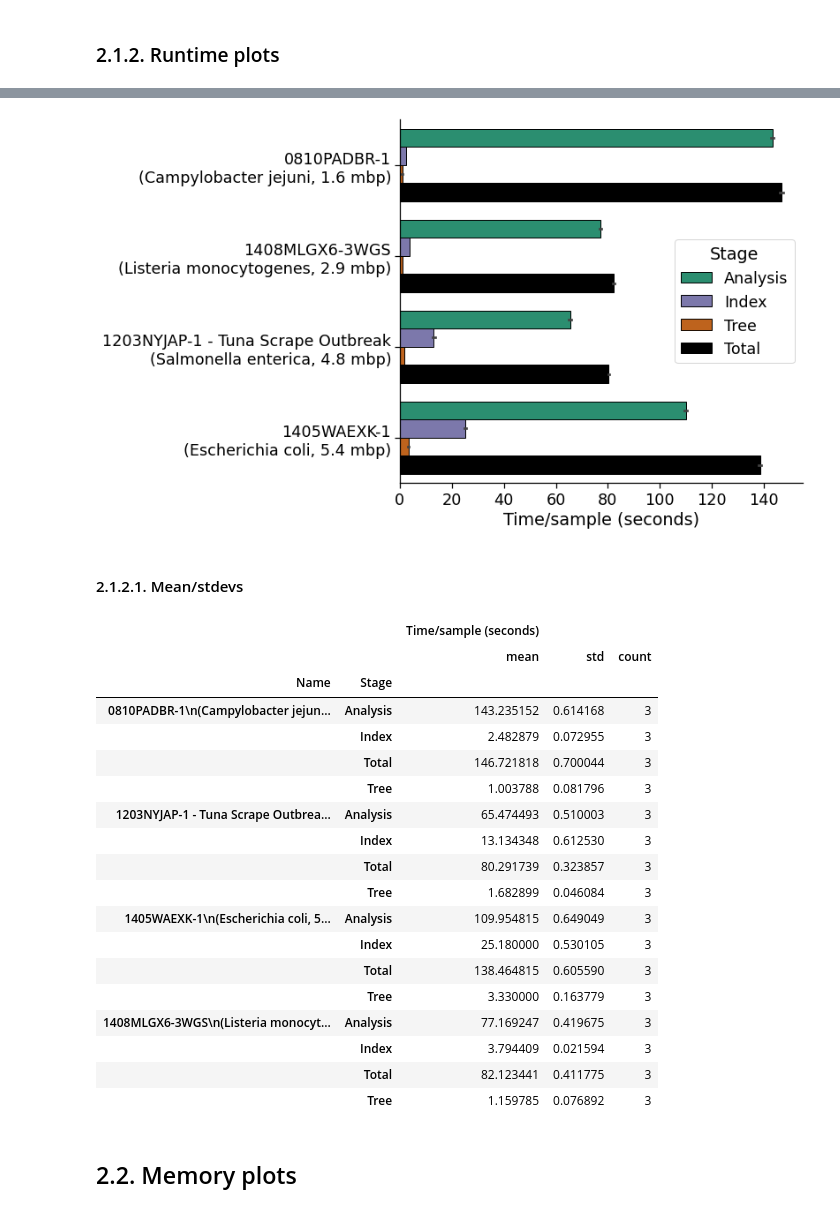
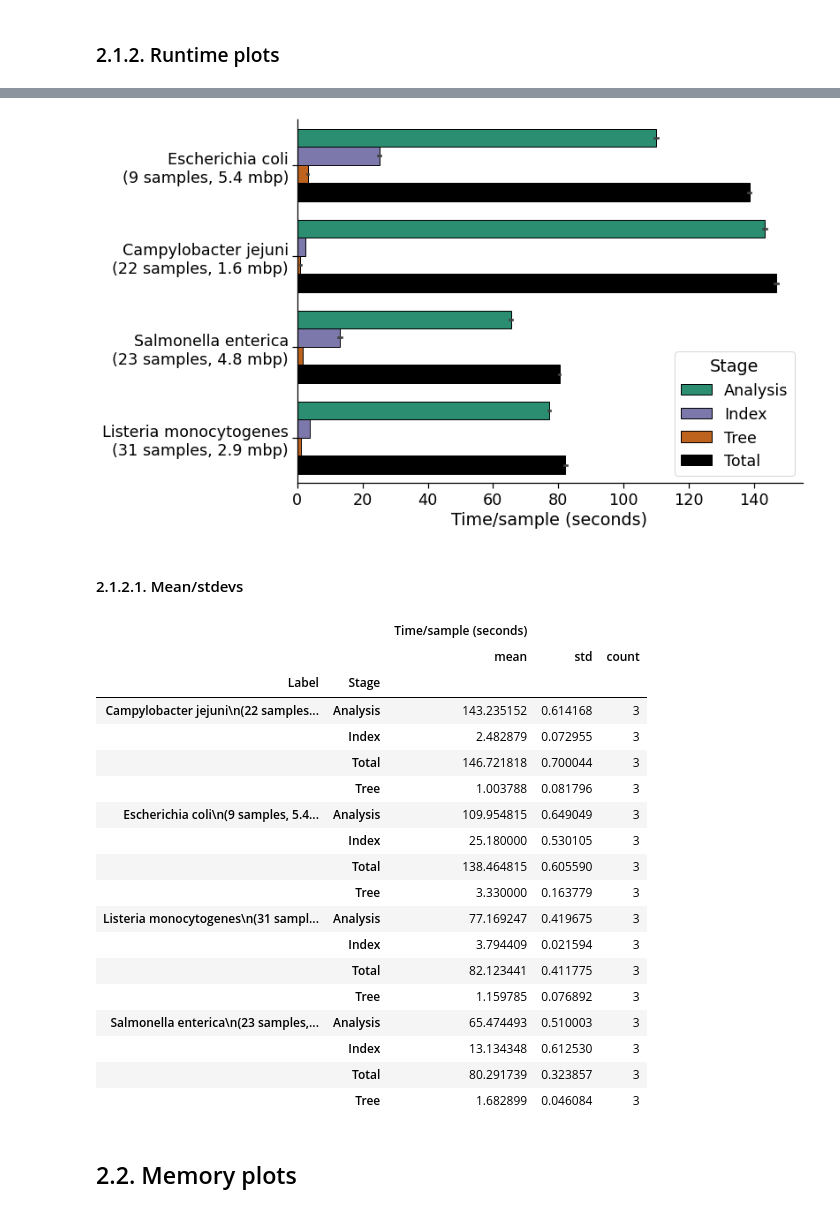
Before and after one commit to apetkau/genomics-data-index-evaluation-manuscript, a Jupyter notebook: evaluations/reads/4-analysis-runtime.ipynb, the cells around one changed output, grey strips where cells are left out. Cells and saved outputs as stored; diff of their text form; code cells hidden in the pictures.

```diff
--- a/evaluations/reads/4-analysis-runtime.ipynb
+++ b/evaluations/reads/4-analysis-runtime.ipynb
@@ -98,7 +98,8 @@ def melt_runtimes(df: pd.DataFrame, id_vars: str) -> pd.DataFrame:
     df['Time/sample (seconds)'] = df['Time (seconds)'] / df['Number samples']
     df['Reference length (Mbp)'] = df['Reference length'] / 10**6
 
-    df['Name'] = df['Name'] + "\n(" + df['Organism'] + ', ' + df['Reference length (Mbp)'].apply(lambda x: f'{x:0.1f}') + ' mbp)'
+    df['Label'] = df['Organism'] + "\n(" + df['Number samples'].astype('str') + " samples, " + \
+                 df['Reference length (Mbp)'].apply(lambda x: f'{x:0.1f}') + ' mbp)'
 
     return df
 
@@ -126,43 +127,43 @@ index_info_runtime_df
 # %%
 with sns.plotting_context("notebook", font_scale=1.6):
-    cat_order = index_info_runtime_df.groupby('Name').agg('first').sort_values('Reference length').index.tolist()
+    cat_order = index_info_runtime_df.groupby('Label').agg('first').sort_values('Number samples').index.tolist()
 
-    g = sns.catplot(y='Name', x='Time/sample (seconds)', hue="Stage", ci="sd", kind="bar",
+    g = sns.catplot(y='Label', x='Time/sample (seconds)', hue="Stage", ci="sd", kind="bar",
                     data=index_info_runtime_df, edgecolor='black',
                     height=7, aspect=1.7, linewidth=1,
                     legend_out=False,
                     order=cat_order,
                     palette=stages_palette)
     g.set(ylabel=None)
 
     plt.savefig('figures/index-runtime.pdf')
 # %% [output]
-[figure, old version]
+[figure, new version]
 # %% [markdown]
 #### 2.1.2.1. Mean/stdevs
 # %%
-index_info_runtime_df[['Name', 'Stage', 'Time/sample (seconds)']]\
- .groupby(['Name', 'Stage']).agg(['mean', 'std', 'count'])
+index_info_runtime_df[['Label', 'Stage', 'Time/sample (seconds)']]\
+ .groupby(['Label', 'Stage']).agg(['mean', 'std', 'count'])
 # %% [output]
 |  |  | Time/sample (seconds) |  |  |
 |  |  | mean | std | count |
-| Name | Stage |  |  |  |
-| 0810PADBR-1\n(Campylobacter jejun... | Analysis | 143.235152 | 0.614168 | 3 |
+| Label | Stage |  |  |  |
+| Campylobacter jejuni\n(22 samples... | Analysis | 143.235152 | 0.614168 | 3 |
 |  | Index | 2.482879 | 0.072955 | 3 |
 |  | Total | 146.721818 | 0.700044 | 3 |
 |  | Tree | 1.003788 | 0.081796 | 3 |
-| 1203NYJAP-1 - Tuna Scrape Outbrea... | Analysis | 65.474493 | 0.510003 | 3 |
+| Escherichia coli\n(9 samples, 5.4... | Analysis | 109.954815 | 0.649049 | 3 |
+|  | Index | 25.180000 | 0.530105 | 3 |
+|  | Total | 138.464815 | 0.605590 | 3 |
+|  | Tree | 3.330000 | 0.163779 | 3 |
+| Listeria monocytogenes\n(31 sampl... | Analysis | 77.169247 | 0.419675 | 3 |
+|  | Index | 3.794409 | 0.021594 | 3 |
+|  | Total | 82.123441 | 0.411775 | 3 |
+|  | Tree | 1.159785 | 0.076892 | 3 |
+| Salmonella enterica\n(23 samples,... | Analysis | 65.474493 | 0.510003 | 3 |
 |  | Index | 13.134348 | 0.612530 | 3 |
 |  | Total | 80.291739 | 0.323857 | 3 |
 |  | Tree | 1.682899 | 0.046084 | 3 |
-| 1405WAEXK-1\n(Escherichia coli, 5... | Analysis | 109.954815 | 0.649049 | 3 |
-|  | Index | 25.180000 | 0.530105 | 3 |
-|  | Total | 138.464815 | 0.605590 | 3 |
-|  | Tree | 3.330000 | 0.163779 | 3 |
-| 1408MLGX6-3WGS\n(Listeria monocyt... | Analysis | 77.169247 | 0.419675 | 3 |
-|  | Index | 3.794409 | 0.021594 | 3 |
-|  | Total | 82.123441 | 0.411775 | 3 |
-|  | Tree | 1.159785 | 0.076892 | 3 |
 # %% [markdown]
 ## 2.2. Memory plots
 # %%
```
Also changed, not shown: parts of 7 cells of this notebook.
